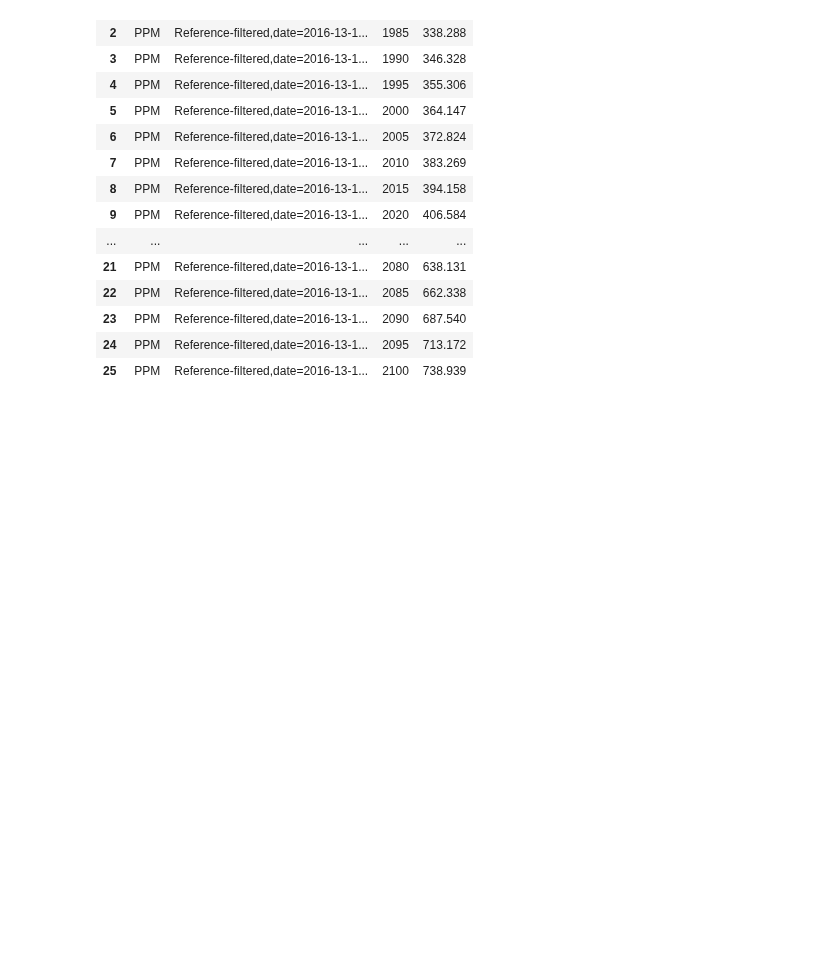
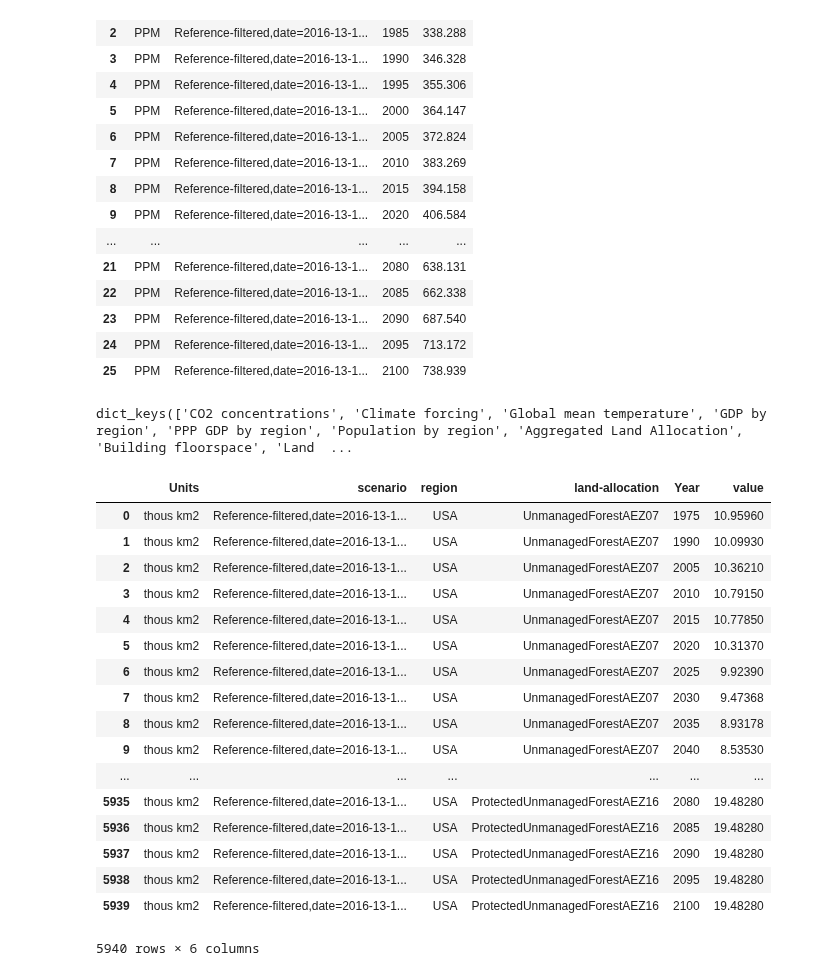
Before and after one commit to JGCRI/gcamreader, a Jupyter notebook: gcam_reader/test_components.ipynb, the cells around one changed output. Drawn from its saved outputs; the diff is of its cells as text; code cells hidden in the pictures; blank space fills up the shorter version.

Commit message:
Add importdata function.

```diff
--- a/gcam_reader/test_components.ipynb
+++ b/gcam_reader/test_components.ipynb
@@ -87,3 +87,30 @@ rslt_remote
 | 23 | PPM | Reference-filtered,date=2016-13-1... | 2090 | 687.540 |
 | 24 | PPM | Reference-filtered,date=2016-13-1... | 2095 | 713.172 |
 | 25 | PPM | Reference-filtered,date=2016-13-1... | 2100 | 738.939 |
+# %%
+allqueries = query.importdata(lcon, queries)
+# %%
+allqueries.keys()
+# %% [output]
+dict_keys(['CO2 concentrations', 'Climate forcing', 'Global mean temperature', 'GDP by region', 'PPP GDP by region', 'Population by region', 'Aggregated Land Allocation', 'Building floorspace', 'Land  ...
+# %%
+allqueries['Aggregated Land Allocation']
+# %% [output]
+|  | Units | scenario | region | land-allocation | Year | value |
+| 0 | thous km2 | Reference-filtered,date=2016-13-1... | USA | UnmanagedForestAEZ07 | 1975 | 10.95960 |
+| 1 | thous km2 | Reference-filtered,date=2016-13-1... | USA | UnmanagedForestAEZ07 | 1990 | 10.09930 |
+| 2 | thous km2 | Reference-filtered,date=2016-13-1... | USA | UnmanagedForestAEZ07 | 2005 | 10.36210 |
+| 3 | thous km2 | Reference-filtered,date=2016-13-1... | USA | UnmanagedForestAEZ07 | 2010 | 10.79150 |
+| 4 | thous km2 | Reference-filtered,date=2016-13-1... | USA | UnmanagedForestAEZ07 | 2015 | 10.77850 |
+| 5 | thous km2 | Reference-filtered,date=2016-13-1... | USA | UnmanagedForestAEZ07 | 2020 | 10.31370 |
+| 6 | thous km2 | Reference-filtered,date=2016-13-1... | USA | UnmanagedForestAEZ07 | 2025 | 9.92390 |
+| 7 | thous km2 | Reference-filtered,date=2016-13-1... | USA | UnmanagedForestAEZ07 | 2030 | 9.47368 |
+| 8 | thous km2 | Reference-filtered,date=2016-13-1... | USA | UnmanagedForestAEZ07 | 2035 | 8.93178 |
+| 9 | thous km2 | Reference-filtered,date=2016-13-1... | USA | UnmanagedForestAEZ07 | 2040 | 8.53530 |
+| ... | ... | ... | ... | ... | ... | ... |
+| 5935 | thous km2 | Reference-filtered,date=2016-13-1... | USA | ProtectedUnmanagedForestAEZ16 | 2080 | 19.48280 |
+| 5936 | thous km2 | Reference-filtered,date=2016-13-1... | USA | ProtectedUnmanagedForestAEZ16 | 2085 | 19.48280 |
+| 5937 | thous km2 | Reference-filtered,date=2016-13-1... | USA | ProtectedUnmanagedForestAEZ16 | 2090 | 19.48280 |
+| 5938 | thous km2 | Reference-filtered,date=2016-13-1... | USA | ProtectedUnmanagedForestAEZ16 | 2095 | 19.48280 |
+| 5939 | thous km2 | Reference-filtered,date=2016-13-1... | USA | ProtectedUnmanagedForestAEZ16 | 2100 | 19.48280 |
+5940 rows × 6 columns
```
Also changed, not shown: 1 other file.
